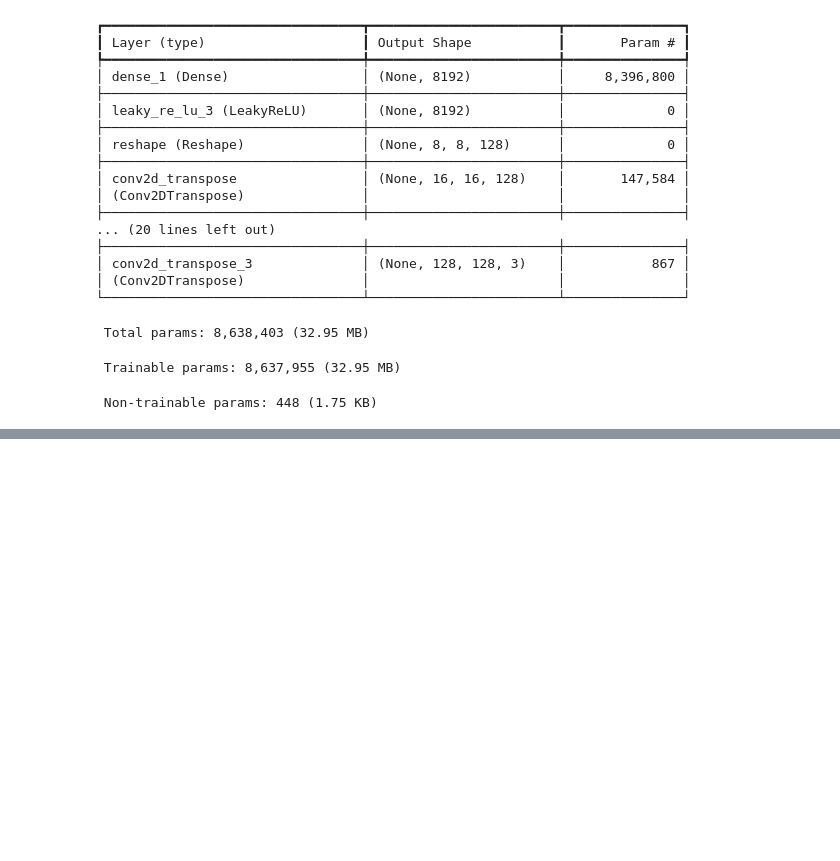
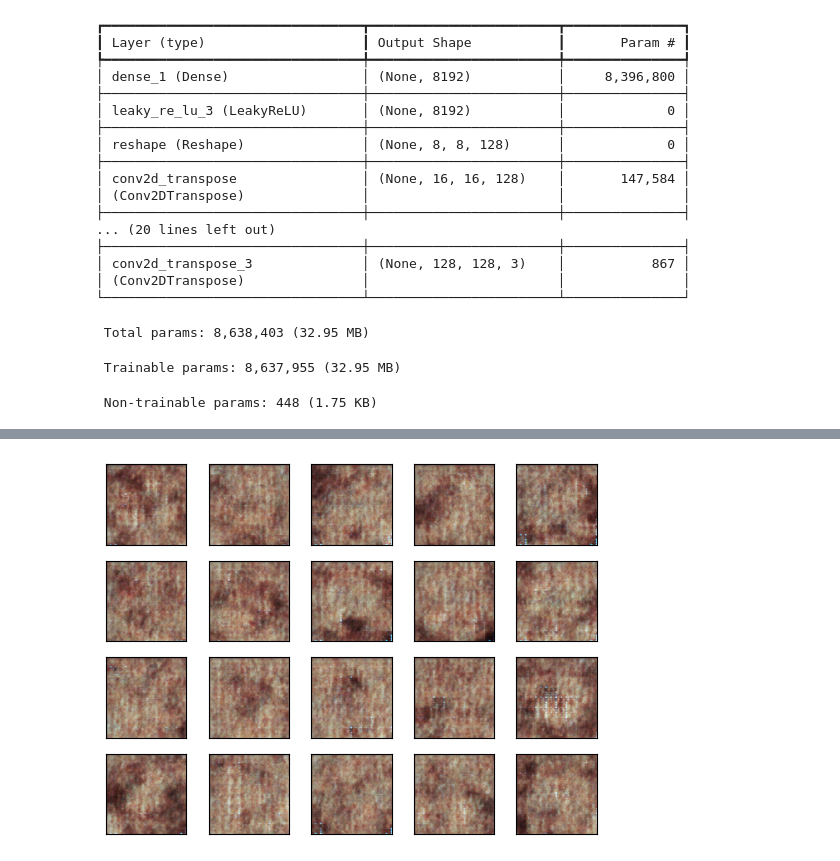
Before and after one commit to Dhawi1902/FYP, a Jupyter notebook: Notebook/EDWGAN.ipynb, the cells around one changed output, grey strips where cells are left out. Saved outputs shown, nothing was run; the diff lists cells and outputs as text; code cells hidden in the pictures; blank space fills up the shorter version.

```diff
--- a/Notebook/EDWGAN.ipynb
+++ b/Notebook/EDWGAN.ipynb
@@ -377,4 +408,5 @@ show_history(wsl_wgan_history, "wsl_WGAN")
 # %%
 fixed_noise
-y_pred = caries_wgan.generator.predict(fixed_noise)
+y_pred = caries_edwgan.generator.predict(fixed_noise)
 show_images(y_pred)
+# %% [output]
@@ -380,0 +414 @@ show_images(y_pred)
+[figure, added]
```
Also changed, not shown: parts of 13 cells of this notebook, 1 other file.
